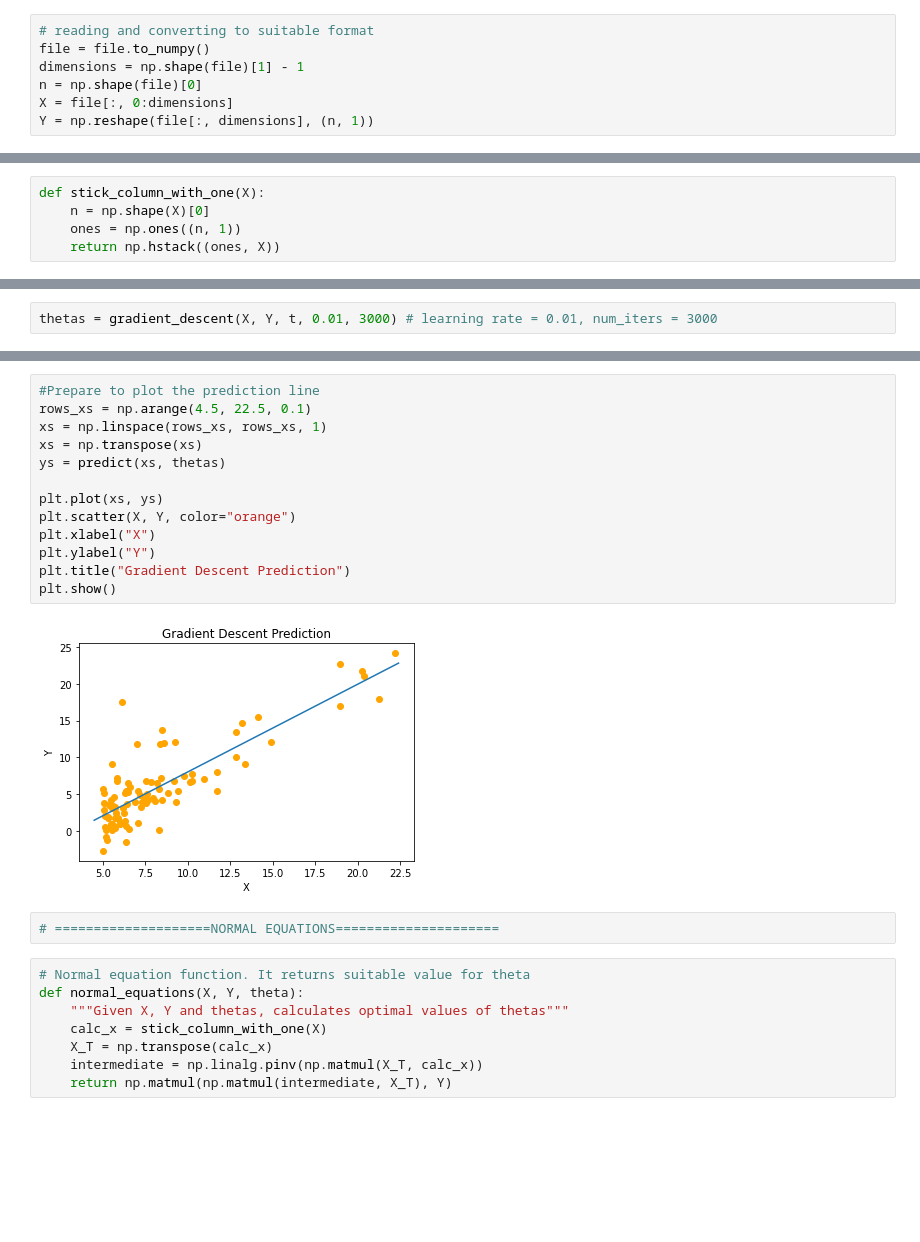
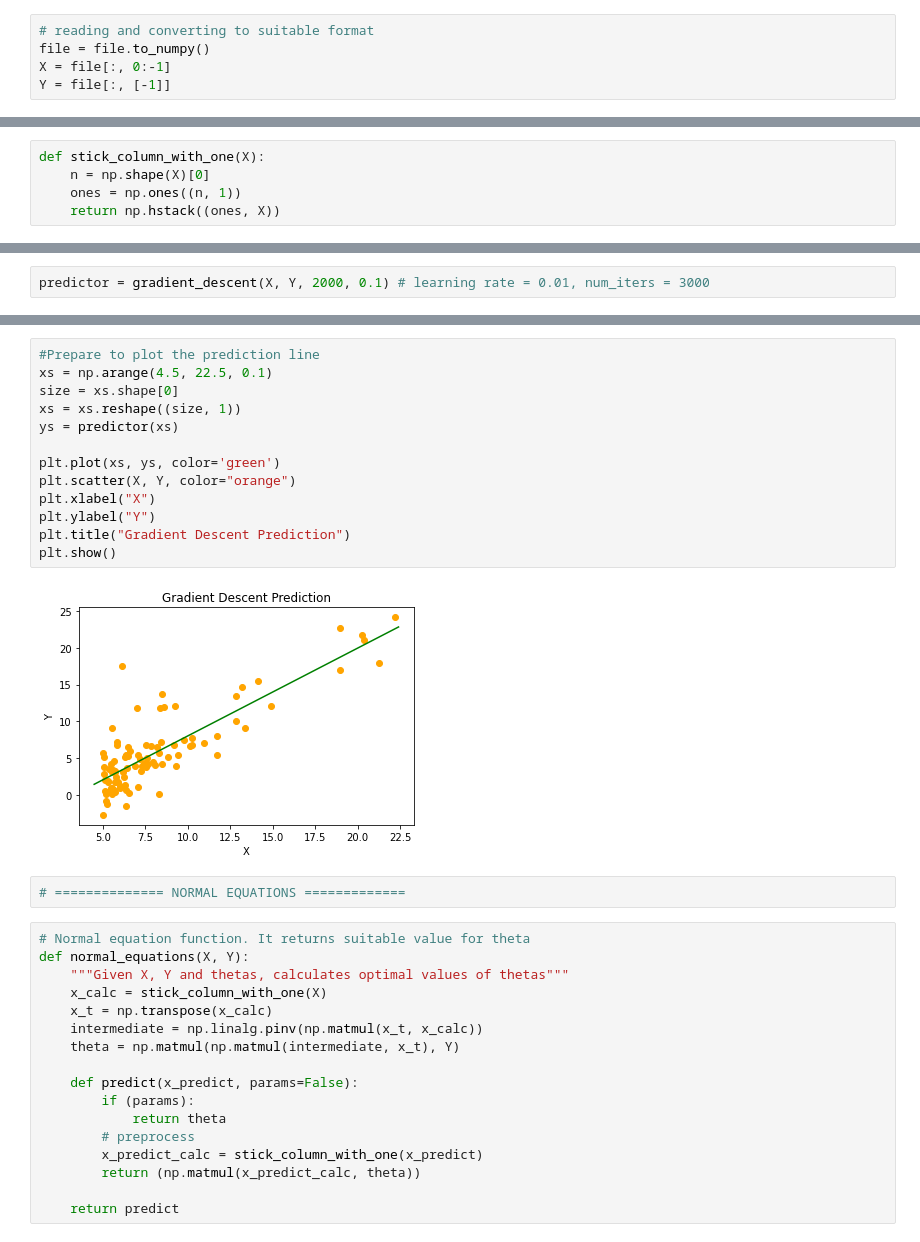
Before and after one commit to UdeshyaDhungana/cs229, a Jupyter notebook: linear_reg/regresion.ipynb, the cells around one changed output, grey strips where cells are left out. Drawn from its saved outputs; the diff is of its cells as text; blank space fills up the shorter version.

```diff
--- a/linear_reg/regresion.ipynb
+++ b/linear_reg/regresion.ipynb
@@ -10,10 +8,8 @@ file = pd.read_csv("linear_dataset.csv", header=None)
 # %%
 # reading and converting to suitable format
 file = file.to_numpy()
-dimensions = np.shape(file)[1] - 1
-n = np.shape(file)[0]
-X = file[:, 0:dimensions]
-Y = np.reshape(file[:, dimensions], (n, 1))
+X = file[:, 0:-1]
+Y = file[:, [-1]]
 # %%
 # Plotting
 plt.scatter(X, Y, color='orange')
@@ -47,2 +64,2 @@ def gradient_descent(X, Y, theta, learning_rate, num_iters):
 # %%
-thetas = gradient_descent(X, Y, t, 0.01, 3000) # learning rate = 0.01, num_iters = 3000
+predictor = gradient_descent(X, Y, 2000, 0.1) # learning rate = 0.01, num_iters = 3000
@@ -56,27 +66,36 @@ def predict(X, thetas):
 # %%
 #Prepare to plot the prediction line
-rows_xs = np.arange(4.5, 22.5, 0.1)
-xs = np.linspace(rows_xs, rows_xs, 1)
-xs = np.transpose(xs)
-ys = predict(xs, thetas)
+xs = np.arange(4.5, 22.5, 0.1)
+size = xs.shape[0]
+xs = xs.reshape((size, 1))
+ys = predictor(xs)
 
-plt.plot(xs, ys)
+plt.plot(xs, ys, color='green')
 plt.scatter(X, Y, color="orange")
 plt.xlabel("X")
 plt.ylabel("Y")
 plt.title("Gradient Descent Prediction")
 plt.show()
 # %% [output]
-[figure, old version]
+[figure, new version]
 # %%
-# ====================NORMAL EQUATIONS=====================
+# ============== NORMAL EQUATIONS =============
 # %%
 # Normal equation function. It returns suitable value for theta
-def normal_equations(X, Y, theta):
+def normal_equations(X, Y):
     """Given X, Y and thetas, calculates optimal values of thetas"""
-    calc_x = stick_column_with_one(X)
-    X_T = np.transpose(calc_x)
-    intermediate = np.linalg.pinv(np.matmul(X_T, calc_x))
-    return np.matmul(np.matmul(intermediate, X_T), Y)
+    x_calc = stick_column_with_one(X)
+    x_t = np.transpose(x_calc)
+    intermediate = np.linalg.pinv(np.matmul(x_t, x_calc))
+    theta = np.matmul(np.matmul(intermediate, x_t), Y)
+
+    def predict(x_predict, params=False):
+        if (params):
+            return theta
+        # preprocess
+        x_predict_calc = stick_column_with_one(x_predict)
+        return (np.matmul(x_predict_calc, theta))
+
+    return predict
 # %%
 #Plotting the prediction curve
```
Also changed, not shown: parts of 5 cells of this notebook, 4 other files.
